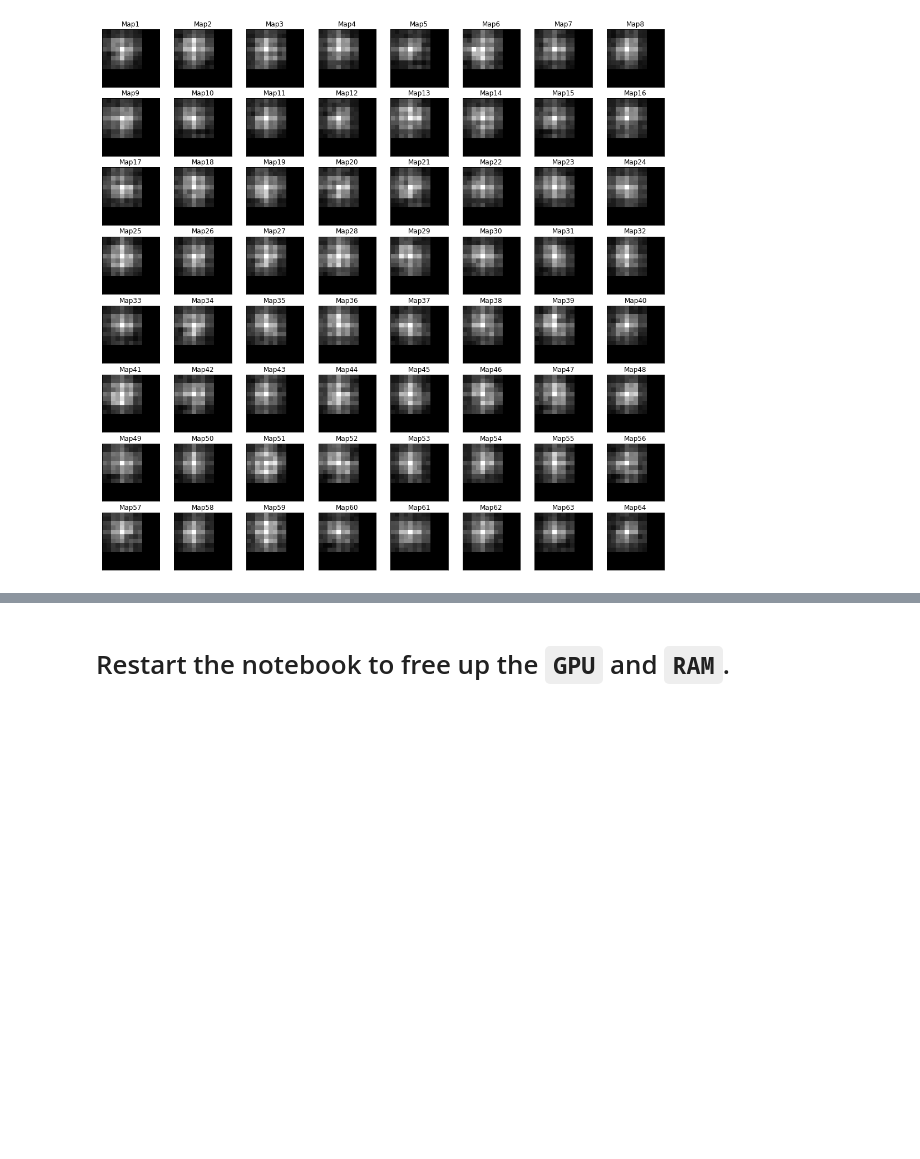
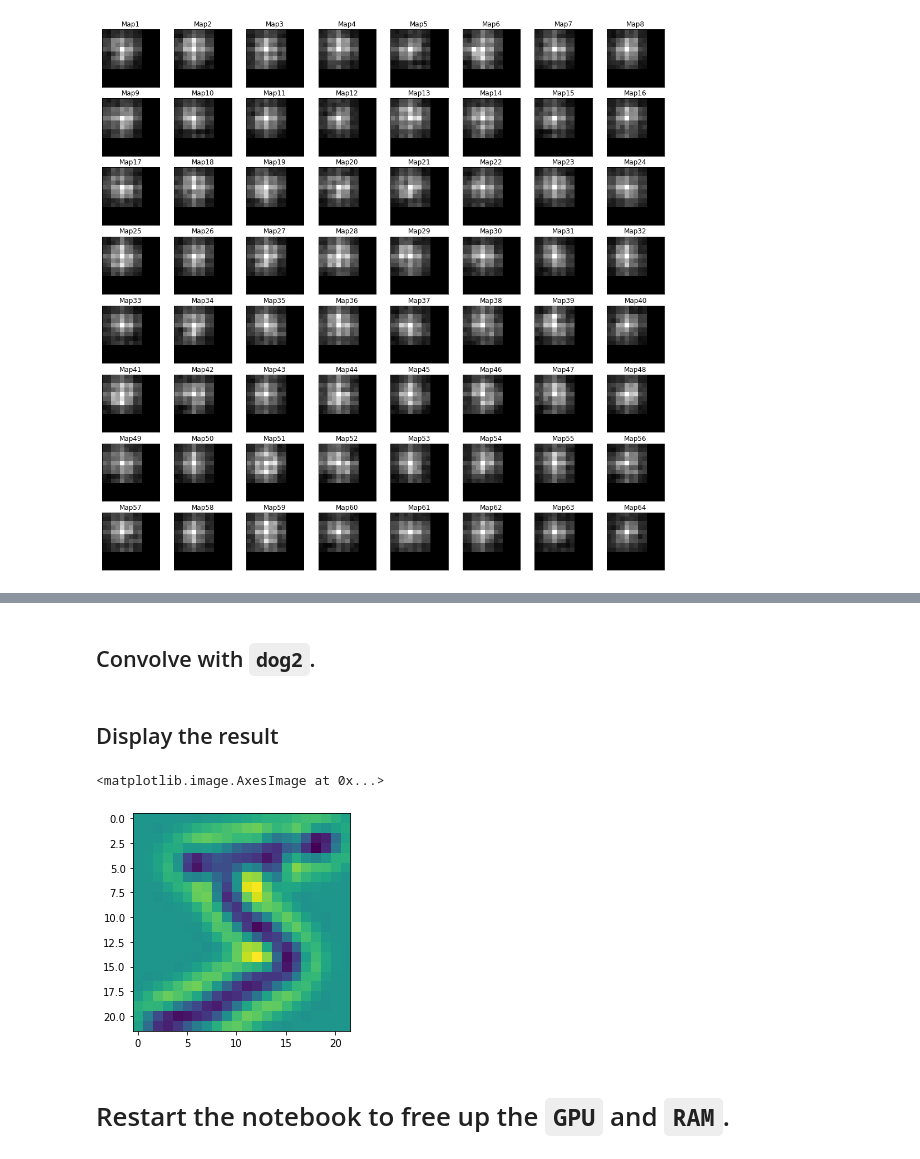
Before and after one commit to ruthvik92/ECE_697_Fall2020, a Jupyter notebook: train_cnn_using_numpy_arrays.ipynb, the cells around one changed output, grey strips where cells are left out. Saved outputs shown, nothing was run; the diff lists cells and outputs as text; code cells hidden in the pictures; blank space fills up the shorter version.

```diff
--- a/train_cnn_using_numpy_arrays.ipynb
+++ b/train_cnn_using_numpy_arrays.ipynb
@@ -323,3 +378,16 @@ fig.subplots_adjust(left=0.03, bottom=0.0, right=0.99, top=0.9, wspace=0.0, hspa
+# %% [markdown]
+## Convolve with `dog2`.
+# %%
+image = train_x[0,:,:,0].reshape(1,28,28,1)
+kernel = dog2.reshape(7,7,1,1)
+result2 = sess.run(inter,feed_dict ={image_placeholder:image,kernel_placeholder:kernel})
+# %% [markdown]
+## Display the result
+# %%
+plt.imshow(result2)
+# %% [output]
+<matplotlib.image.AxesImage at 0x...>
+[figure, added]
 # %% [markdown]
 # Restart the notebook to free up the `GPU` and `RAM`.
 # %%
```
Also changed, not shown: parts of 11 cells of this notebook, 1 other file.
